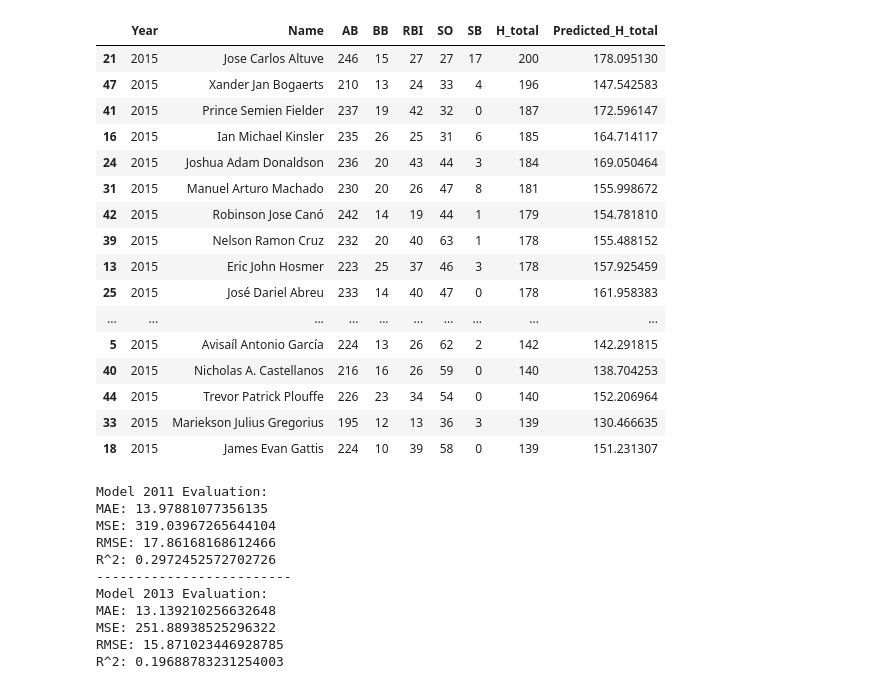
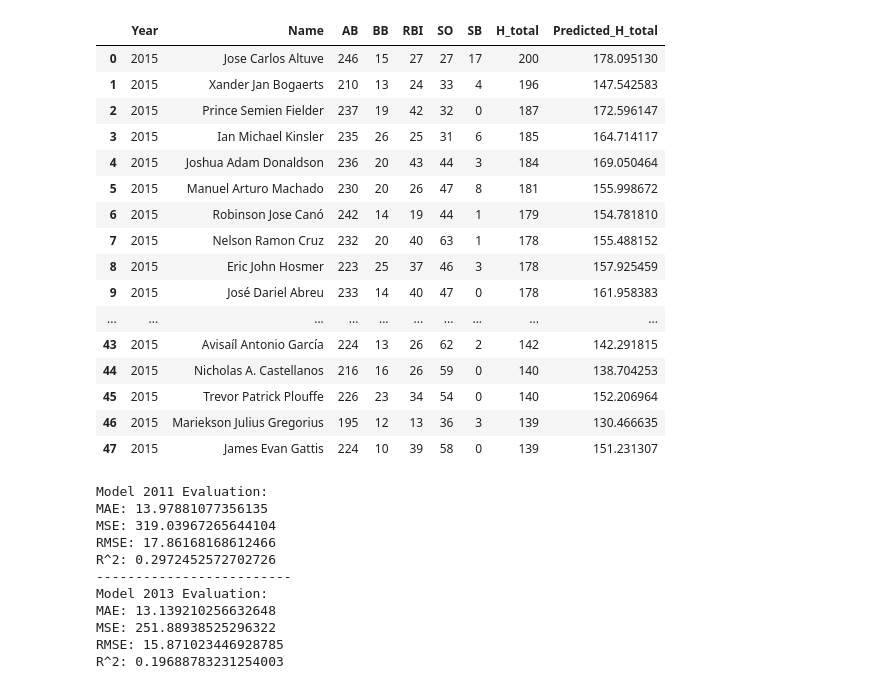
Before and after one commit to Ota1022/mlb-data-analysis, a Jupyter notebook: analysis_60games.ipynb, the cells around one changed output. Saved outputs shown, nothing was run; the diff lists cells and outputs as text; code cells hidden in the pictures.

Commit message:
reset index

```diff
--- a/analysis_60games.ipynb
+++ b/analysis_60games.ipynb
@@ -62,41 +62,41 @@ data_2015 = data_frames[4]
 # %%
 model_2011 = LinearRegression()
 model_2011.fit(data_2011.drop(columns=["Name", "Year", "H_total"]), data_2011["H_total"])
 
 model_2013 = LinearRegression()
 model_2013.fit(data_2013.drop(columns=["Name", "Year", "H_total"]), data_2013["H_total"])
 
 model_2014 = LinearRegression()
 model_2014.fit(data_2014.drop(columns=["Name", "Year", "H_total"]), data_2014["H_total"])
 
 X_test = data_2015.drop(columns=["Name", "Year", "H_total"])
 
 preds_2011 = model_2011.predict(X_test)
 preds_2013 = model_2013.predict(X_test)
 preds_2014 = model_2014.predict(X_test)
 
 final_preds = (preds_2011 + preds_2013 + preds_2014) / 3.0
 data_2015["Predicted_H_total"] = final_preds
-sorted_data_2015 = data_2015.sort_values(by='H_total', ascending=False)
+sorted_data_2015 = data_2015.sort_values(by='H_total', ascending=False).reset_index(drop=True)
 sorted_data_2015
 # %% [output]
 |  | Year | Name | AB | BB | RBI | SO | SB | H_total | Predicted_H_total |
-| 21 | 2015 | Jose Carlos Altuve | 246 | 15 | 27 | 27 | 17 | 200 | 178.095130 |
-| 47 | 2015 | Xander Jan Bogaerts | 210 | 13 | 24 | 33 | 4 | 196 | 147.542583 |
-| 41 | 2015 | Prince Semien Fielder | 237 | 19 | 42 | 32 | 0 | 187 | 172.596147 |
-| 16 | 2015 | Ian Michael Kinsler | 235 | 26 | 25 | 31 | 6 | 185 | 164.714117 |
-| 24 | 2015 | Joshua Adam Donaldson | 236 | 20 | 43 | 44 | 3 | 184 | 169.050464 |
-| 31 | 2015 | Manuel Arturo Machado | 230 | 20 | 26 | 47 | 8 | 181 | 155.998672 |
-| 42 | 2015 | Robinson Jose Canó | 242 | 14 | 19 | 44 | 1 | 179 | 154.781810 |
-| 39 | 2015 | Nelson Ramon Cruz | 232 | 20 | 40 | 63 | 1 | 178 | 155.488152 |
-| 13 | 2015 | Eric John Hosmer | 223 | 25 | 37 | 46 | 3 | 178 | 157.925459 |
-| 25 | 2015 | José Dariel Abreu | 233 | 14 | 40 | 47 | 0 | 178 | 161.958383 |
+| 0 | 2015 | Jose Carlos Altuve | 246 | 15 | 27 | 27 | 17 | 200 | 178.095130 |
+| 1 | 2015 | Xander Jan Bogaerts | 210 | 13 | 24 | 33 | 4 | 196 | 147.542583 |
+| 2 | 2015 | Prince Semien Fielder | 237 | 19 | 42 | 32 | 0 | 187 | 172.596147 |
+| 3 | 2015 | Ian Michael Kinsler | 235 | 26 | 25 | 31 | 6 | 185 | 164.714117 |
+| 4 | 2015 | Joshua Adam Donaldson | 236 | 20 | 43 | 44 | 3 | 184 | 169.050464 |
+| 5 | 2015 | Manuel Arturo Machado | 230 | 20 | 26 | 47 | 8 | 181 | 155.998672 |
+| 6 | 2015 | Robinson Jose Canó | 242 | 14 | 19 | 44 | 1 | 179 | 154.781810 |
+| 7 | 2015 | Nelson Ramon Cruz | 232 | 20 | 40 | 63 | 1 | 178 | 155.488152 |
+| 8 | 2015 | Eric John Hosmer | 223 | 25 | 37 | 46 | 3 | 178 | 157.925459 |
+| 9 | 2015 | José Dariel Abreu | 233 | 14 | 40 | 47 | 0 | 178 | 161.958383 |
 | ... | ... | ... | ... | ... | ... | ... | ... | ... | ... |
-| 5 | 2015 | Avisaíl Antonio García | 224 | 13 | 26 | 62 | 2 | 142 | 142.291815 |
-| 40 | 2015 | Nicholas A. Castellanos | 216 | 16 | 26 | 59 | 0 | 140 | 138.704253 |
-| 44 | 2015 | Trevor Patrick Plouffe | 226 | 23 | 34 | 54 | 0 | 140 | 152.206964 |
-| 33 | 2015 | Mariekson Julius Gregorius | 195 | 12 | 13 | 36 | 3 | 139 | 130.466635 |
-| 18 | 2015 | James Evan Gattis | 224 | 10 | 39 | 58 | 0 | 139 | 151.231307 |
+| 43 | 2015 | Avisaíl Antonio García | 224 | 13 | 26 | 62 | 2 | 142 | 142.291815 |
+| 44 | 2015 | Nicholas A. Castellanos | 216 | 16 | 26 | 59 | 0 | 140 | 138.704253 |
+| 45 | 2015 | Trevor Patrick Plouffe | 226 | 23 | 34 | 54 | 0 | 140 | 152.206964 |
+| 46 | 2015 | Mariekson Julius Gregorius | 195 | 12 | 13 | 36 | 3 | 139 | 130.466635 |
+| 47 | 2015 | James Evan Gattis | 224 | 10 | 39 | 58 | 0 | 139 | 151.231307 |
 # %%
 from sklearn.metrics import mean_absolute_error, mean_squared_error, r2_score
 
```
